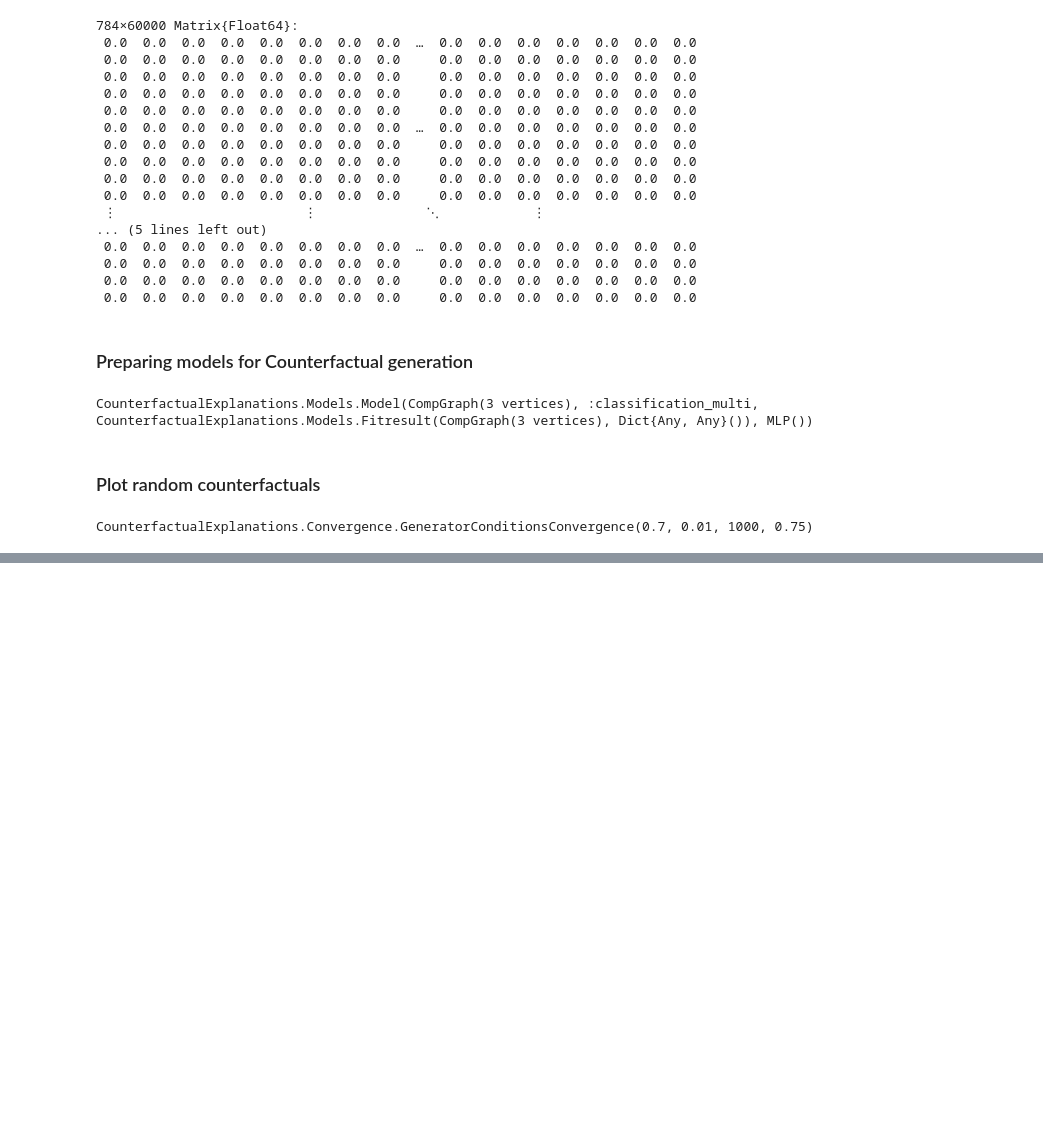
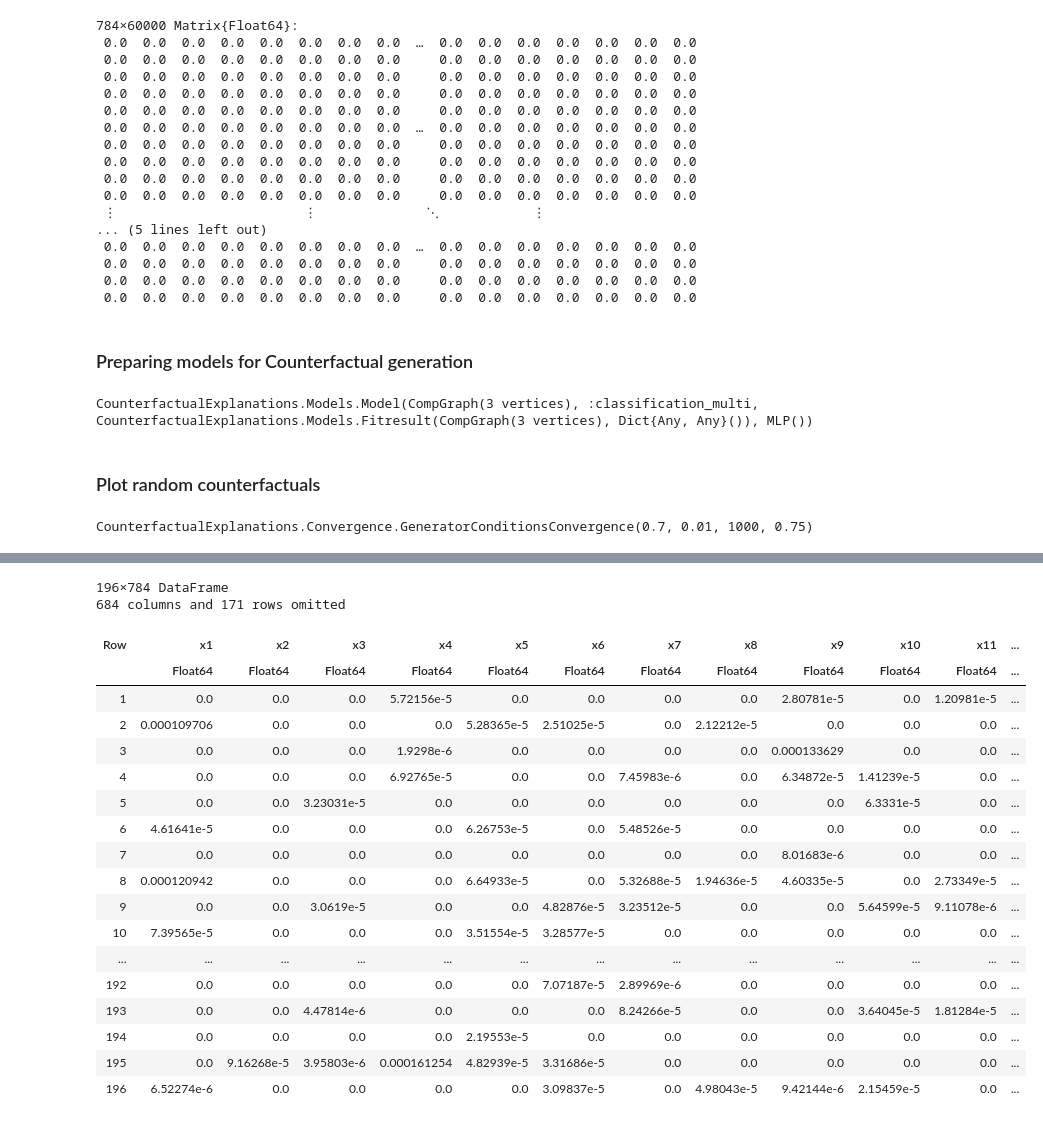
Before and after one commit to rithik83/vnn-counterfactuals, a Jupyter notebook: jl_counterfactual_generation/generate_counterfactuals.ipynb, the cells around one changed output, grey strips where cells are left out. Saved outputs shown, nothing was run; the diff lists cells and outputs as text; code cells hidden in the pictures; blank space fills up the shorter version.

```diff
--- a/jl_counterfactual_generation/generate_counterfactuals.ipynb
+++ b/jl_counterfactual_generation/generate_counterfactuals.ipynb
@@ -125,0 +150,29 @@ True label: 6
+# %%
+using CounterfactualExplanations
+
+model_to_use = model
+counterfactuals = []
+
+for (j, index) in enumerate(split)
+
+    model_pred = (model_to_use(x_test[:, index]) |> Flux.onecold |> getindex) - 1
+    if model_pred != y_test[index]
+        println("skipping since the model misclassified this point")
+        continue
+    end
+
+    if (j % 10 == 0)
+        println("reached datapoint ", j)
+    end
+
+    ce = generate_counterfactual(
+        reshape(x_test'[index, :], 784, 1), targets[j], counterfactual_data, flux_clean, generator; num_counterfactuals=1, convergence=convergence
+    )
+
+    ce_datapoint = CounterfactualExplanations.counterfactual(ce)[:, 1]
+
+    # print("counterfactual instance: ", ce_datapoint)
+    push!(counterfactuals, ce_datapoint)
+end
+
+counterfactuals
@@ -125,0 +214,29 @@ True label: 6
+# %%
+using DataFrames
+using CSV
+
+df = DataFrame(mapreduce(permutedims, vcat, counterfactuals), :auto)
+CSV.write("data.csv", df)
+
+df
+# %% [output]
+196×784 DataFrame
+684 columns and 171 rows omitted
+| Row | x1 | x2 | x3 | x4 | x5 | x6 | x7 | x8 | x9 | x10 | x11 | ... |
+|  | Float64 | Float64 | Float64 | Float64 | Float64 | Float64 | Float64 | Float64 | Float64 | Float64 | Float64 | ... |
+| 1 | 0.0 | 0.0 | 0.0 | 5.72156e-5 | 0.0 | 0.0 | 0.0 | 0.0 | 2.80781e-5 | 0.0 | 1.20981e-5 | ... |
+| 2 | 0.000109706 | 0.0 | 0.0 | 0.0 | 5.28365e-5 | 2.51025e-5 | 0.0 | 2.12212e-5 | 0.0 | 0.0 | 0.0 | ... |
+| 3 | 0.0 | 0.0 | 0.0 | 1.9298e-6 | 0.0 | 0.0 | 0.0 | 0.0 | 0.000133629 | 0.0 | 0.0 | ... |
+| 4 | 0.0 | 0.0 | 0.0 | 6.92765e-5 | 0.0 | 0.0 | 7.45983e-6 | 0.0 | 6.34872e-5 | 1.41239e-5 | 0.0 | ... |
+| 5 | 0.0 | 0.0 | 3.23031e-5 | 0.0 | 0.0 | 0.0 | 0.0 | 0.0 | 0.0 | 6.3331e-5 | 0.0 | ... |
+| 6 | 4.61641e-5 | 0.0 | 0.0 | 0.0 | 6.26753e-5 | 0.0 | 5.48526e-5 | 0.0 | 0.0 | 0.0 | 0.0 | ... |
+| 7 | 0.0 | 0.0 | 0.0 | 0.0 | 0.0 | 0.0 | 0.0 | 0.0 | 8.01683e-6 | 0.0 | 0.0 | ... |
+| 8 | 0.000120942 | 0.0 | 0.0 | 0.0 | 6.64933e-5 | 0.0 | 5.32688e-5 | 1.94636e-5 | 4.60335e-5 | 0.0 | 2.73349e-5 | ... |
+| 9 | 0.0 | 0.0 | 3.0619e-5 | 0.0 | 0.0 | 4.82876e-5 | 3.23512e-5 | 0.0 | 0.0 | 5.64599e-5 | 9.11078e-6 | ... |
+| 10 | 7.39565e-5 | 0.0 | 0.0 | 0.0 | 3.51554e-5 | 3.28577e-5 | 0.0 | 0.0 | 0.0 | 0.0 | 0.0 | ... |
+| ... | ... | ... | ... | ... | ... | ... | ... | ... | ... | ... | ... | ... |
+| 192 | 0.0 | 0.0 | 0.0 | 0.0 | 0.0 | 7.07187e-5 | 2.89969e-6 | 0.0 | 0.0 | 0.0 | 0.0 | ... |
+| 193 | 0.0 | 0.0 | 4.47814e-6 | 0.0 | 0.0 | 0.0 | 8.24266e-5 | 0.0 | 0.0 | 3.64045e-5 | 1.81284e-5 | ... |
+| 194 | 0.0 | 0.0 | 0.0 | 0.0 | 2.19553e-5 | 0.0 | 0.0 | 0.0 | 0.0 | 0.0 | 0.0 | ... |
+| 195 | 0.0 | 9.16268e-5 | 3.95803e-6 | 0.000161254 | 4.82939e-5 | 3.31686e-5 | 0.0 | 0.0 | 0.0 | 0.0 | 0.0 | ... |
+| 196 | 6.52274e-6 | 0.0 | 0.0 | 0.0 | 0.0 | 3.09837e-5 | 0.0 | 4.98043e-5 | 9.42144e-6 | 2.15459e-5 | 0.0 | ... |
```
Also changed, not shown: parts of 6 cells of this notebook, 4 other files.
